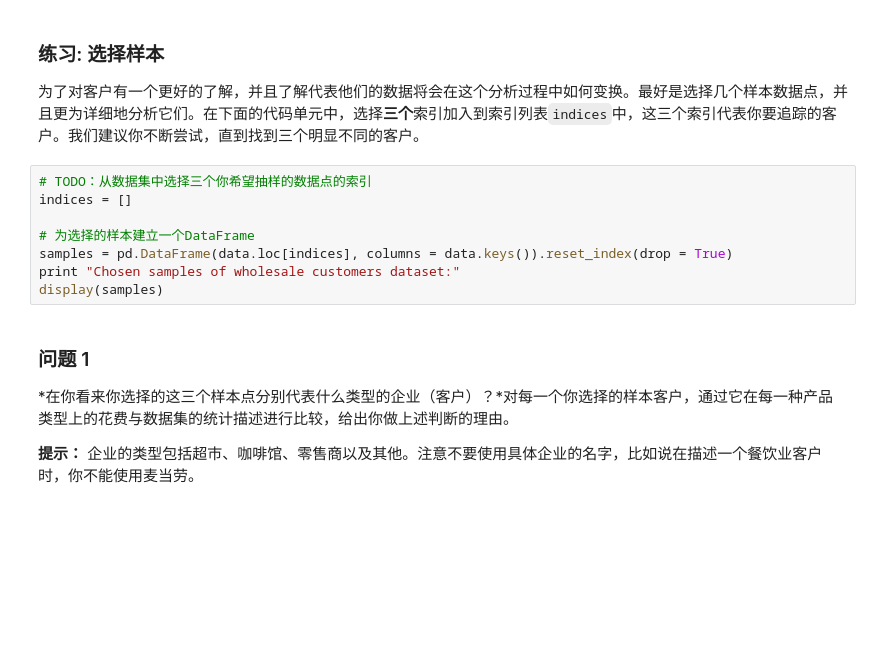
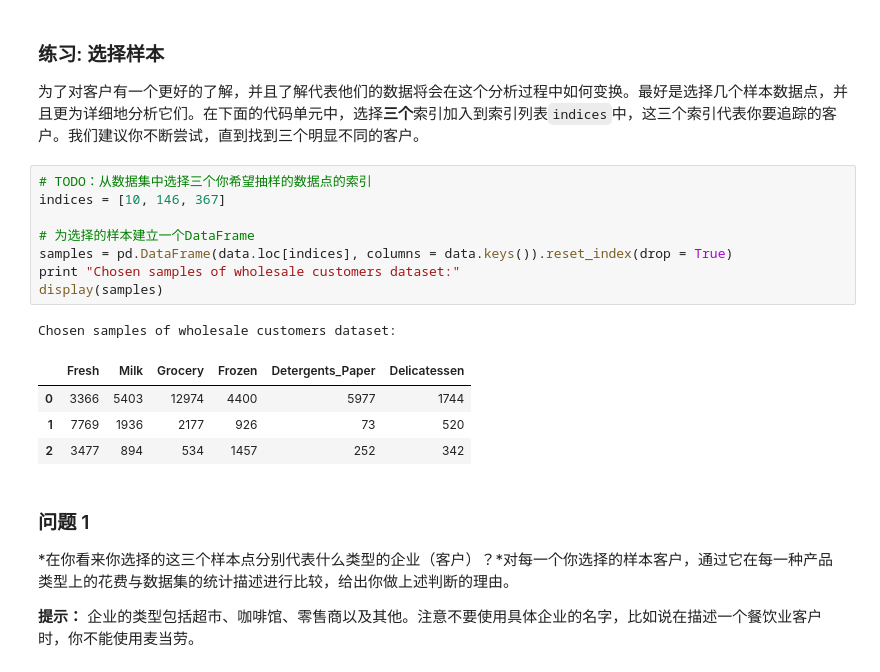
Before and after one commit to miaopei/MachineLearning, a Jupyter notebook: uda_project/P4/my_creating_customer_segments/customer_segments.ipynb, the cells around one changed output. Saved outputs shown, nothing was run; the diff lists cells and outputs as text; blank space fills up the shorter version.

```diff
--- a/uda_project/P4/my_creating_customer_segments/customer_segments.ipynb
+++ b/uda_project/P4/my_creating_customer_segments/customer_segments.ipynb
@@ -51,12 +63,18 @@ display(data.describe())
 为了对客户有一个更好的了解，并且了解代表他们的数据将会在这个分析过程中如何变换。最好是选择几个样本数据点，并且更为详细地分析它们。在下面的代码单元中，选择**三个**索引加入到索引列表`indices`中，这三个索引代表你要追踪的客户。我们建议你不断尝试，直到找到三个明显不同的客户。
 # %%
 # TODO：从数据集中选择三个你希望抽样的数据点的索引
-indices = []
+indices = [10, 146, 367]
 
 # 为选择的样本建立一个DataFrame
 samples = pd.DataFrame(data.loc[indices], columns = data.keys()).reset_index(drop = True)
 print "Chosen samples of wholesale customers dataset:"
 display(samples)
+# %% [output]
+Chosen samples of wholesale customers dataset:
+|  | Fresh | Milk | Grocery | Frozen | Detergents_Paper | Delicatessen |
+| 0 | 3366 | 5403 | 12974 | 4400 | 5977 | 1744 |
+| 1 | 7769 | 1936 | 2177 | 926 | 73 | 520 |
+| 2 | 3477 | 894 | 534 | 1457 | 252 | 342 |
 # %% [markdown]
 ### 问题 1
 *在你看来你选择的这三个样本点分别代表什么类型的企业（客户）？*对每一个你选择的样本客户，通过它在每一种产品类型上的花费与数据集的统计描述进行比较，给出你做上述判断的理由。
```
Also changed, not shown: parts of 5 cells of this notebook.
